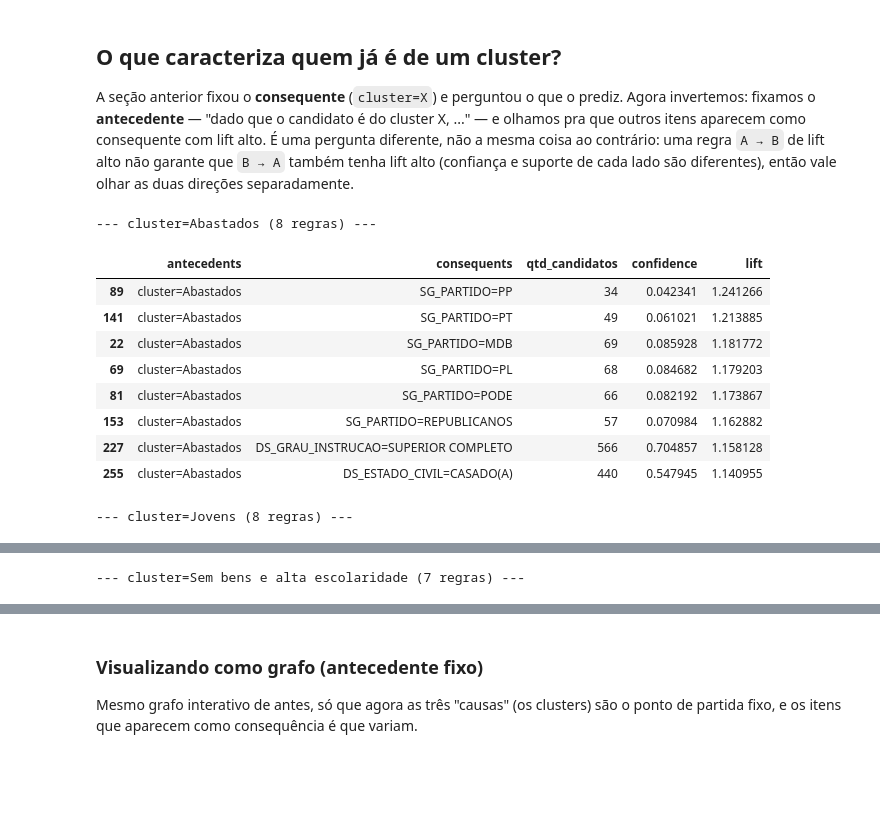
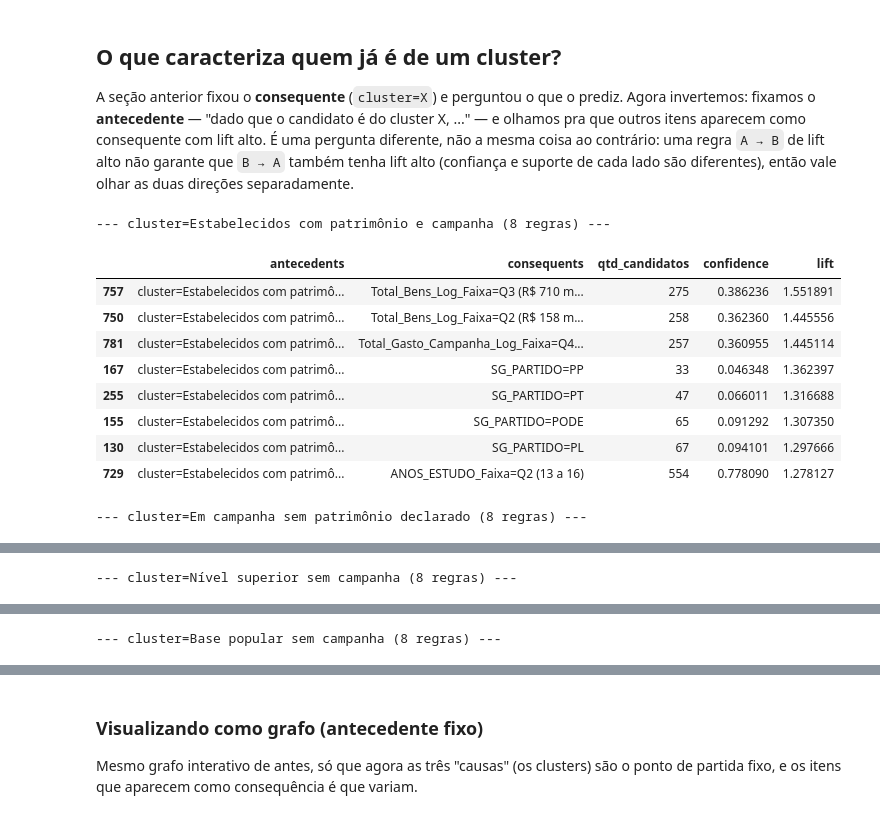
Before and after one commit to Rflavia/mineracao_dados, a Jupyter notebook: 03_regras_associacao.ipynb, the cells around one changed output, grey strips where cells are left out. Drawn from its saved outputs; the diff is of its cells as text; code cells hidden in the pictures; blank space fills up the shorter version.

```diff
--- a/03_regras_associacao.ipynb
+++ b/03_regras_associacao.ipynb
@@ -122,5 +105,5 @@ ANOS_ESTUDO_POR_GRAU = {
     # 'NÃO DIVULGÁVEL' fica de fora de propósito — mesma decisão da Versão 2 do notebook de clusterização
 }
 
-df['ANOS_ESTUDO'] = df['DS_GRAU_INSTRUCAO'].map(ANOS_ESTUDO_POR_GRAU)
+df['ANOS_ESTUDO'] = df['DS_GRAU_INSTRUCAO'].str.strip().str.upper().map(ANOS_ESTUDO_POR_GRAU)
 # %%
@@ -148,7 +128,7 @@ def inercia(indices):
 
 
 def bisecting_kmeans_ate_k(X, k_max, random_state=SEMENTE):
-    """Mesma lógica do 02_clusterizacao.ipynb (Parte 2, critério de inércia média) — mas só
+    """Mesma lógica do 02_clusterizacao_com_despesa.ipynb (Parte 3, critério de inércia média) — mas só
     devolve a partição final em k_max clusters, sem guardar o histórico de divisões (essa
     exploração já foi feita e documentada lá)."""
     clusters = {0: np.arange(X.shape[0])}
@@ -168,7 +148,7 @@ def bisecting_kmeans_ate_k(X, k_max, random_state=SEMENTE):
     return clusters
 
 
-k_bisecting = 3  # mesmo k escolhido no 02_clusterizacao.ipynb (Parte 2)
+k_bisecting = 4  # mesmo k escolhido no 02_clusterizacao_com_despesa.ipynb (Parte 3)
 
 clusters_finais = bisecting_kmeans_ate_k(X, k_bisecting)
 ids_por_tamanho = sorted(clusters_finais, key=lambda cid: len(clusters_finais[cid]), reverse=True)
@@ -178,13 +158,14 @@ for letra, cid in zip([chr(65 + i) for i in range(len(ids_por_tamanho))], ids_po
     rotulos[clusters_finais[cid]] = letra
 df_cluster['cluster_bisecting'] = rotulos
 
-# mesmos nomes definidos no 02_clusterizacao.ipynb, a partir da mesma ficha técnica
+# mesmos nomes definidos no 02_clusterizacao_com_despesa.ipynb (Parte 3), a partir da mesma ficha técnica
 NOMES_CLUSTER_BISECTING = {
-    'A': 'Abastados',
-    'B': 'Jovens',
-    'C': 'Sem bens e alta escolaridade',
+    'A': 'Estabelecidos com patrimônio e campanha',
+    'B': 'Em campanha sem patrimônio declarado',
+    'C': 'Nível superior sem campanha',
+    'D': 'Base popular sem campanha',
 }
 df_cluster['cluster'] = df_cluster['cluster_bisecting'].map(NOMES_CLUSTER_BISECTING)
 
-df_cluster['cluster'].value_counts()
+df_cluster['cluster'].value_counts().sort_index()
 # %% [output]
@@ -209,8 +250,8 @@ Variáveis escolhidas:
 # %%
 colunas_apriori = ['SG_PARTIDO', 'DS_GENERO', 'DS_GRAU_INSTRUCAO', 'DS_ESTADO_CIVIL',
-                   'DS_COR_RACA', 'SG_UF_NASCIMENTO', 'cluster']
+                   'DS_COR_RACA', 'SG_UF_NASCIMENTO'] + colunas_faixa + ['cluster']
 
-if UF is None:
+if UFS_REGIAO is None or len(UFS_REGIAO) > 1:
     colunas_apriori.append('SG_UF')
 
 # a eleição de 2026 ainda não ocorreu -> DS_SIT_TOT_TURNO vem toda com o mesmo valor por enquanto
@@ -277,5 +318,16 @@ Regras de associação têm o formato **"se A, então B"** (A = antecedente, B =
 # %%
 regras = association_rules(itens_frequentes, metric='lift', min_threshold=1)
+
+
+def mistura_escolaridade(regra):
+    """True se a regra usa ao mesmo tempo DS_GRAU_INSTRUCAO e ANOS_ESTUDO_Faixa — as duas
+    medem a mesma coisa, então a regra seria verdadeira por definição."""
+    itens = regra['antecedents'] | regra['consequents']
+    return (any(i.startswith('DS_GRAU_INSTRUCAO=') for i in itens)
+            and any(i.startswith('ANOS_ESTUDO_Faixa=') for i in itens))
+
+
+regras = regras[~regras.apply(mistura_escolaridade, axis=1)]
 regras['qtd_candidatos'] = (regras['support'] * len(cesta)).round().astype(int)
 regras = regras.sort_values('confidence', ascending=False)
 
@@ -483,37 +585,37 @@ A seção anterior fixou o **consequente** (`cluster=X`) e perguntou o que o pre
 # %%
 def regras_para_antecedente(regras_completas, item_fixo, n=8, min_suporte=min_suporte, max_consequentes=1):
     """
     Entre as regras cujo antecedente é EXATAMENTE {item_fixo} (um único item), devolve as
     `n` de maior lift. Direção oposta de `regras_para_consequente`: lá fixamos o "efeito"
     (o consequente) e procurávamos o que o prediz; aqui fixamos a "causa" (o antecedente) e
     olhamos o que ela prediz.
     """
     candidatas = regras_completas[
         regras_completas['antecedents'].apply(lambda x: len(x) == 1 and next(iter(x)) == item_fixo)
         & regras_completas['consequents'].apply(lambda x: len(x) <= max_consequentes)
         & (regras_completas['support'] >= min_suporte)
     ]
     return candidatas.sort_values('lift', ascending=False).head(n)
 
 
 regras_por_cluster_fixo = {
-    nome: regras_para_antecedente(regras, nome)
-    for nome in ('cluster=Abastados', 'cluster=Jovens', 'cluster=Sem bens e alta escolaridade')
+    f'cluster={nome}': regras_para_antecedente(regras, f'cluster={nome}')
+    for nome in NOMES_CLUSTER_BISECTING.values()
 }
 
 for item_fixo, subset in regras_por_cluster_fixo.items():
     print(f"--- {item_fixo} ({len(subset)} regras) ---")
     display(formatar_regras(subset[colunas_exibir]))
 # %% [output]
---- cluster=Abastados (8 regras) ---
+--- cluster=Estabelecidos com patrimônio e campanha (8 regras) ---
 |  | antecedents | consequents | qtd_candidatos | confidence | lift |
-| 89 | cluster=Abastados | SG_PARTIDO=PP | 34 | 0.042341 | 1.241266 |
-| 141 | cluster=Abastados | SG_PARTIDO=PT | 49 | 0.061021 | 1.213885 |
-| 22 | cluster=Abastados | SG_PARTIDO=MDB | 69 | 0.085928 | 1.181772 |
-| 69 | cluster=Abastados | SG_PARTIDO=PL | 68 | 0.084682 | 1.179203 |
-| 81 | cluster=Abastados | SG_PARTIDO=PODE | 66 | 0.082192 | 1.173867 |
-| 153 | cluster=Abastados | SG_PARTIDO=REPUBLICANOS | 57 | 0.070984 | 1.162882 |
-| 227 | cluster=Abastados | DS_GRAU_INSTRUCAO=SUPERIOR COMPLETO | 566 | 0.704857 | 1.158128 |
-| 255 | cluster=Abastados | DS_ESTADO_CIVIL=CASADO(A) | 440 | 0.547945 | 1.140955 |
+| 757 | cluster=Estabelecidos com patrimô... | Total_Bens_Log_Faixa=Q3 (R$ 710 m... | 275 | 0.386236 | 1.551891 |
+| 750 | cluster=Estabelecidos com patrimô... | Total_Bens_Log_Faixa=Q2 (R$ 158 m... | 258 | 0.362360 | 1.445556 |
+| 781 | cluster=Estabelecidos com patrimô... | Total_Gasto_Campanha_Log_Faixa=Q4... | 257 | 0.360955 | 1.445114 |
+| 167 | cluster=Estabelecidos com patrimô... | SG_PARTIDO=PP | 33 | 0.046348 | 1.362397 |
+| 255 | cluster=Estabelecidos com patrimô... | SG_PARTIDO=PT | 47 | 0.066011 | 1.316688 |
+| 155 | cluster=Estabelecidos com patrimô... | SG_PARTIDO=PODE | 65 | 0.091292 | 1.307350 |
+| 130 | cluster=Estabelecidos com patrimô... | SG_PARTIDO=PL | 67 | 0.094101 | 1.297666 |
+| 729 | cluster=Estabelecidos com patrimô... | ANOS_ESTUDO_Faixa=Q2 (13 a 16) | 554 | 0.778090 | 1.278127 |
---- cluster=Jovens (8 regras) ---
+--- cluster=Em campanha sem patrimônio declarado (8 regras) ---
 |  | antecedents | consequents | qtd_candidatos | confidence | lift |
@@ -528,2 +630,2 @@ for item_fixo, subset in regras_por_cluster_fixo.items():
---- cluster=Sem bens e alta escolaridade (7 regras) ---
+--- cluster=Nível superior sem campanha (8 regras) ---
 |  | antecedents | consequents | qtd_candidatos | confidence | lift |
@@ -536,0 +640 @@ for item_fixo, subset in regras_por_cluster_fixo.items():
+--- cluster=Base popular sem campanha (8 regras) ---
```
Also changed, not shown: parts of 23 cells of this notebook, 5 other files.
